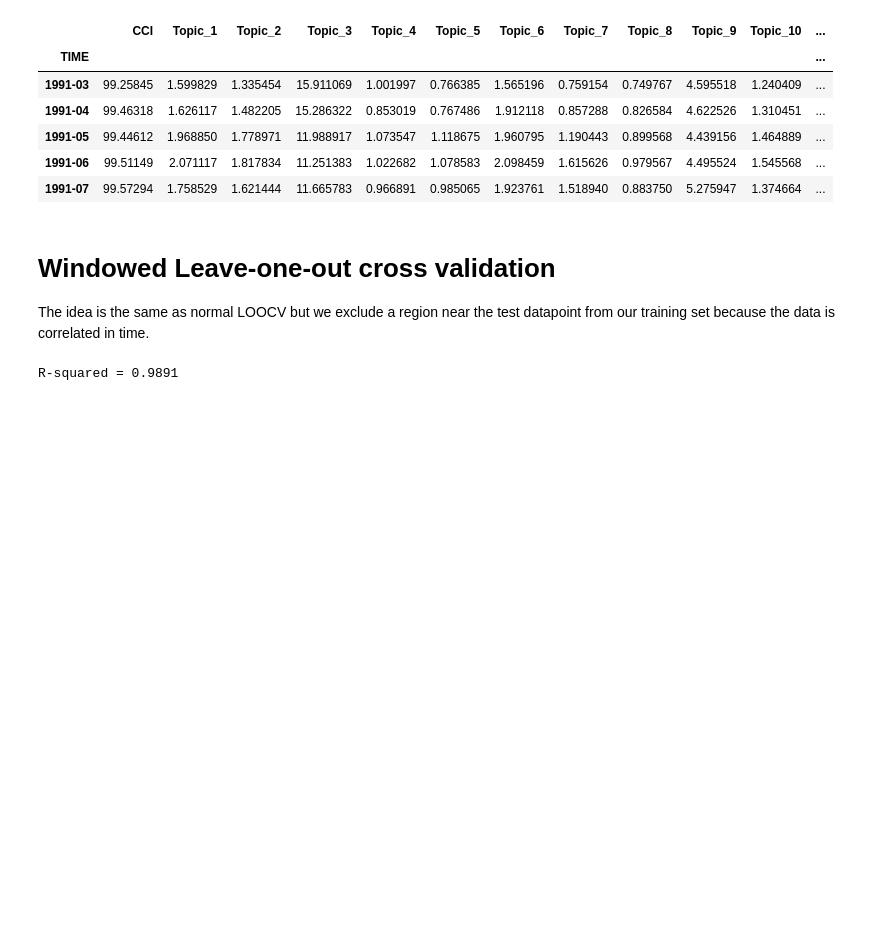
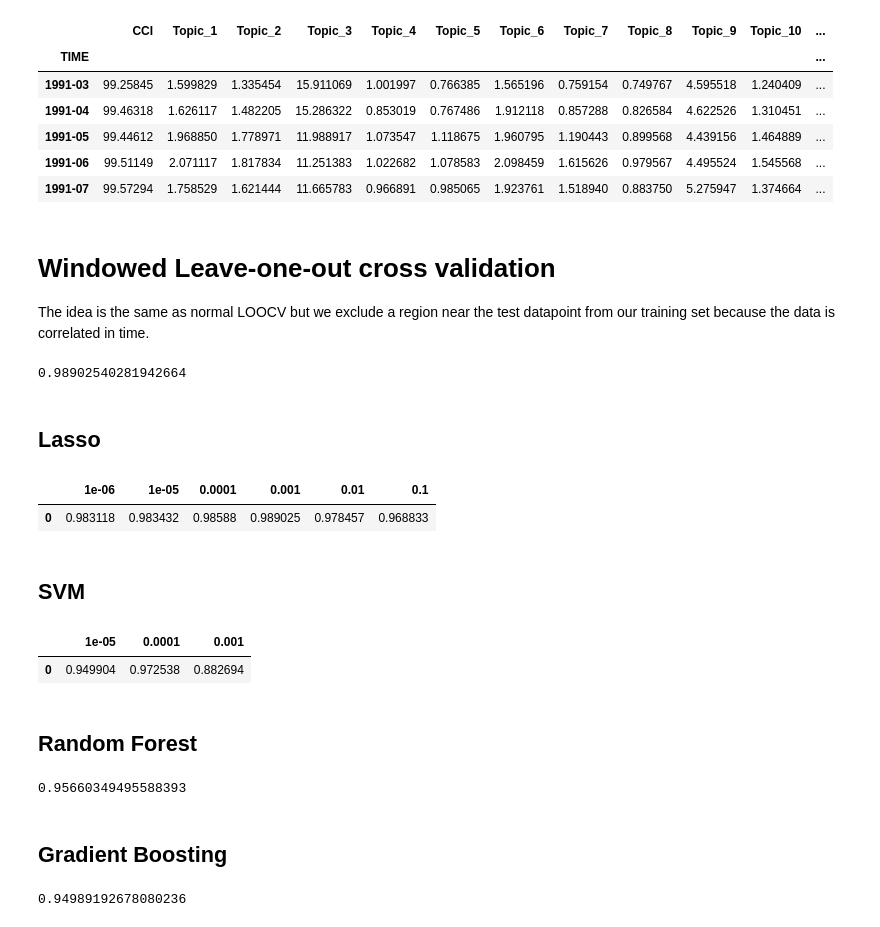
Before and after one commit to AC209ConsumerConfidence/Economic_Sentiment_Forecast, a Jupyter notebook: Time_Series_Cross_Validation.ipynb, the cells around one changed output. Drawn from its saved outputs; the diff is of its cells as text; code cells hidden in the pictures; blank space fills up the shorter version.

Commit message:
Evaluate ensembles

```diff
--- a/Time_Series_Cross_Validation.ipynb
+++ b/Time_Series_Cross_Validation.ipynb
@@ -96,19 +106,27 @@ X = topicsCCI_withLags.drop(['CCI'], axis=1)
 # Windowed Leave-one-out cross validation
 The idea is the same as normal LOOCV but we exclude a region near the test datapoint from our training set because the data is correlated in time.
 # %%
-n = len(topicsCCI_withLags)
-n_lags = 14
-RSS = 0
-for i in range(n):
-    X_test = X.iloc[i]
-    y_test = y.iloc[i]
+def evaluateModel_LOOCV(model, X, y, n_lags=14):
+    n = len(y)
+    RSS = 0
+    TSS = np.sum(np.square(y-np.mean(y)))
 
-    train_indexes = list(range(i-n_lags))
-    train_indexes.extend(range(i+n_lags,n))
+    for i in range(n):
 
-    X_train = X.iloc[train_indexes]
-    y_train = y.iloc[train_indexes]
 
-    lasso = Lasso(alpha=0.001)
-    lasso.fit(X_train, y_train)
-    RSS += np.square(lasso.predict(X_test)-y_test)
+        X_test = X.iloc[i]
+        y_test = y.iloc[i]
+
+        train_indexes = list(range(i-n_lags))
+        train_indexes.extend(range(i+n_lags,n))
+
+        X_train = X.iloc[train_indexes]
+        y_train = y.iloc[train_indexes]
+        scaler = StandardScaler()
+
+        X_train_scaled = scaler.fit_transform(X_train)
+        X_test_scaled = scaler.transform(X_test)
+
+        model.fit(X_train_scaled, y_train)
+        RSS += np.square(model.predict(X_test_scaled)-y_test)
+    return((1-RSS/TSS)[0])
@@ -117,4 +133,20 @@ TSS = np.sum(np.square(y-np.mean(y)))
-# %%
-print 'R-squared = {:.4f}'.format((1-RSS/TSS)[0])
-# %% [output]
-R-squared = 0.9891
+# %%
+lasso = Lasso(alpha=0.001)
+evaluateModel_LOOCV(lasso, X, y)
+# %% [output]
+0.98902540281942664
+# %% [markdown]
+## Lasso
+# %%
+alphas = [.000001,.00001,.0001,.001,.01,.1]
+R2 = np.zeros(len(alphas))
+for i, alpha in enumerate(alphas):
+    model = Lasso(alpha = alpha)
+    R2[i] = evaluateModel_LOOCV(model, X, y)
+# %%
+pd.DataFrame(R2.reshape((1,len(R2))), columns = alphas)
+# %% [output]
+|  | 1e-06 | 1e-05 | 0.0001 | 0.001 | 0.01 | 0.1 |
+| 0 | 0.983118 | 0.983432 | 0.98588 | 0.989025 | 0.978457 | 0.968833 |
+# %% [markdown]
+## SVM
@@ -120,0 +163,19 @@ R-squared = 0.9891
+# %%
+pd.DataFrame(R2.reshape((1,len(R2))), columns = gammas)
+# %% [output]
+|  | 1e-05 | 0.0001 | 0.001 |
+| 0 | 0.949904 | 0.972538 | 0.882694 |
+# %% [markdown]
+## Random Forest
+# %%
+model = RandomForestRegressor(n_estimators=100)
+evaluateModel_LOOCV(model, X, y)
+# %% [output]
+0.95660349495588393
+# %% [markdown]
+## Gradient Boosting
+# %%
+model = GradientBoostingRegressor(learning_rate=.01, n_estimators=1000)
+evaluateModel_LOOCV(model, X, y)
+# %% [output]
+0.94989192678080236
```
Also changed, not shown: parts of 12 cells of this notebook.
